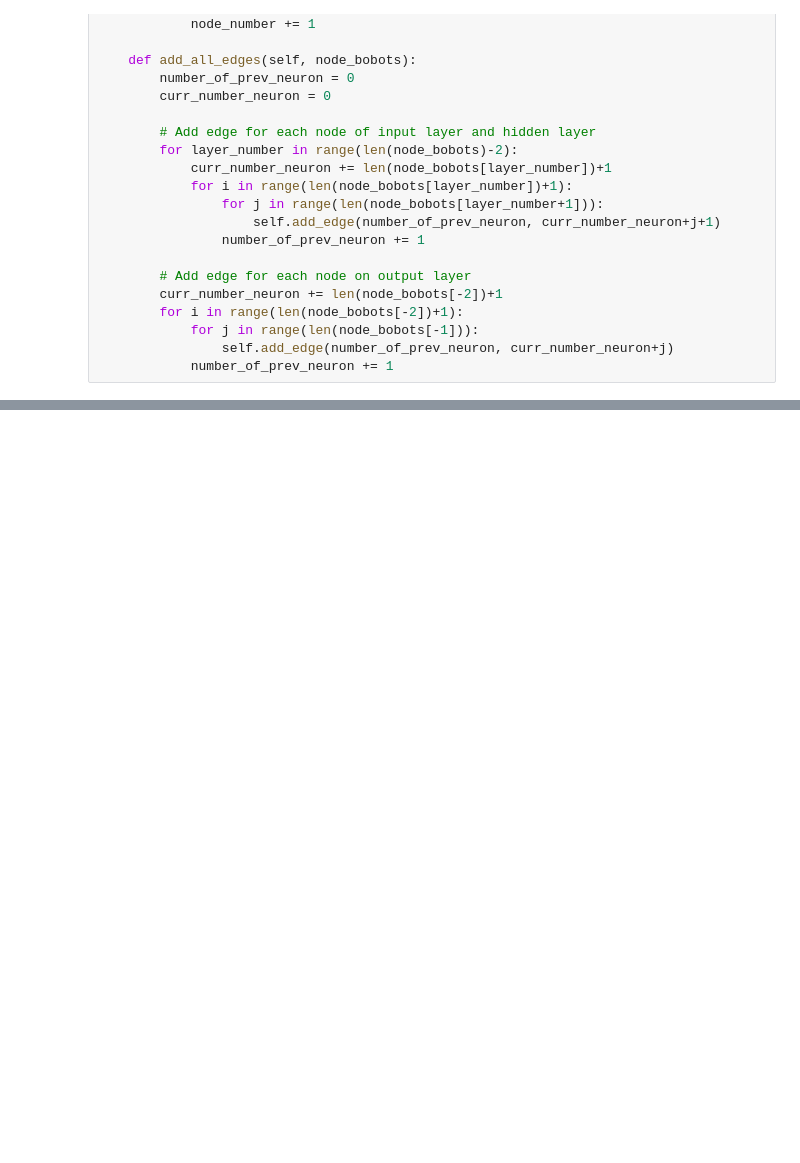
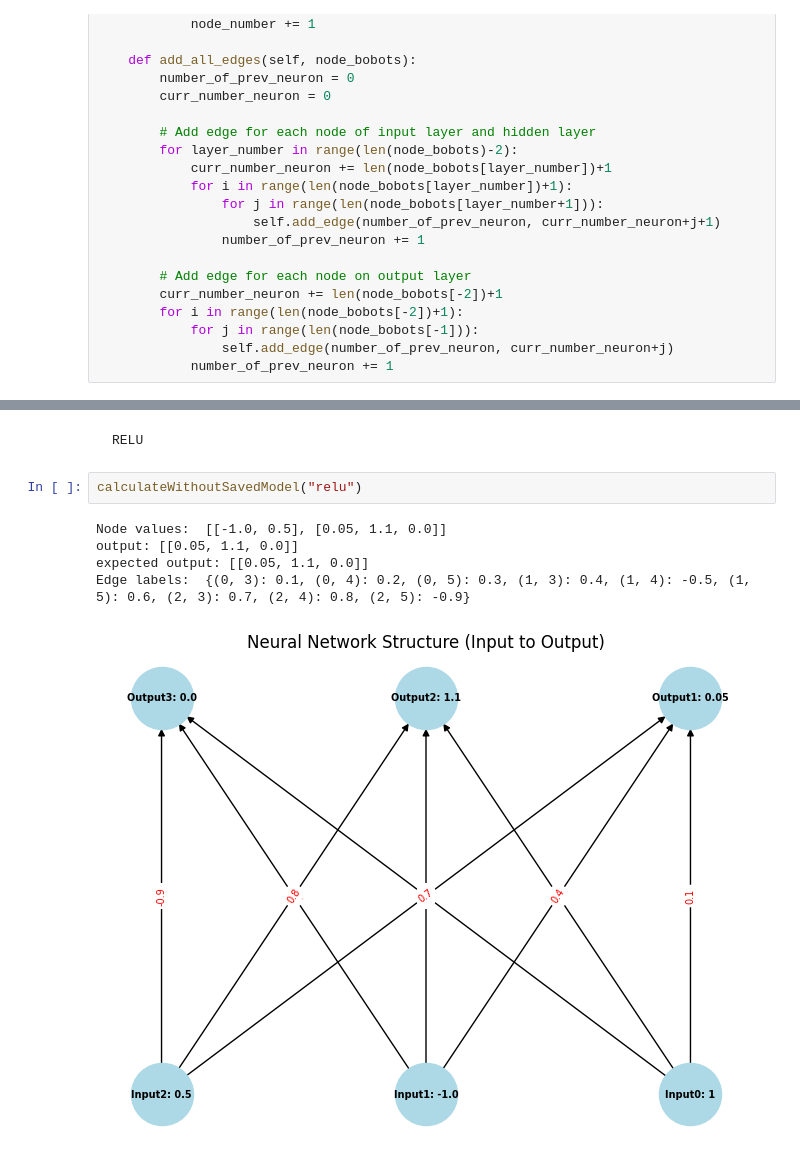
Before and after one commit to moonawar/Neural-Network, a Jupyter notebook: Bagian-A/src/Forward_Propagation_Feed_Forward_Neural_Network.ipynb, the cells around one changed output, grey strips where cells are left out. Drawn from its saved outputs; the diff is of its cells as text; blank space fills up the shorter version.

```diff
--- a/Bagian-A/src/Forward_Propagation_Feed_Forward_Neural_Network.ipynb
+++ b/Bagian-A/src/Forward_Propagation_Feed_Forward_Neural_Network.ipynb
@@ -249,0 +270,10 @@ Edge labels:  {(0, 5): 0.1, (0, 6): 0.2, (0, 7): 0.3, (0, 8): -1.2, (1, 5): -0.5
+# %% [markdown]
+    RELU
+# %%
+calculateWithoutSavedModel("relu")
+# %% [output]
+Node values:  [[-1.0, 0.5], [0.05, 1.1, 0.0]]
+output: [[0.05, 1.1, 0.0]]
+expected output: [[0.05, 1.1, 0.0]]
+Edge labels:  {(0, 3): 0.1, (0, 4): 0.2, (0, 5): 0.3, (1, 3): 0.4, (1, 4): -0.5, (1, 5): 0.6, (2, 3): 0.7, (2, 4): 0.8, (2, 5): -0.9}
+[figure, added]
```
Also changed, not shown: parts of 21 cells of this notebook, 8 other files.
